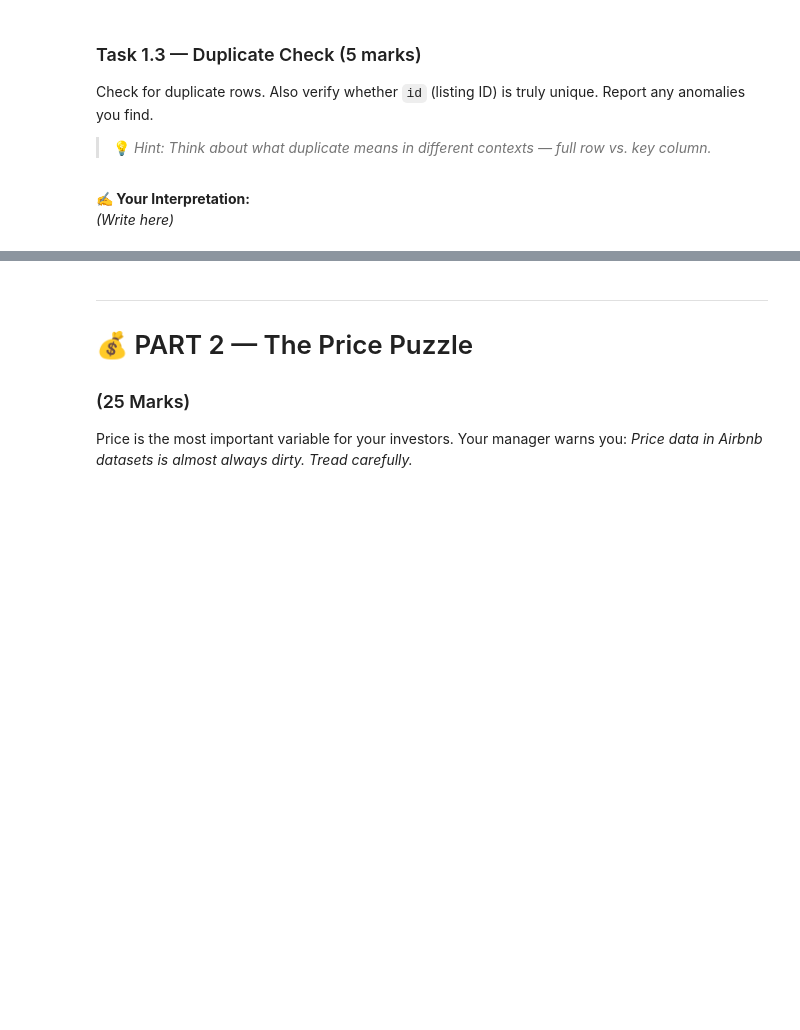
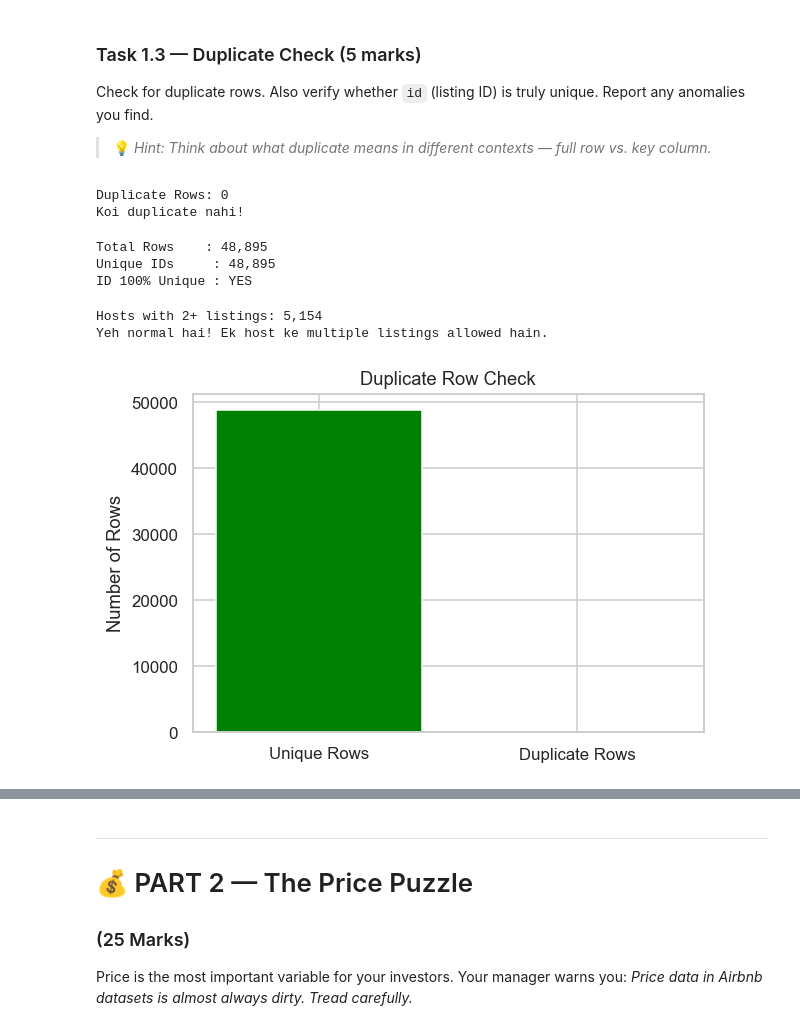
Before and after one commit to tashfeen786/Netsol-week-2, a Jupyter notebook: EDA_Assignment_NYC_Airbnb .ipynb, the cells around one changed output, grey strips where cells are left out. Cells and saved outputs as stored; diff of their text form; code cells hidden in the pictures; blank space fills up the shorter version.

```diff
--- a/EDA_Assignment_NYC_Airbnb .ipynb
+++ b/EDA_Assignment_NYC_Airbnb .ipynb
@@ -196,3 +235,41 @@ Report any anomalies you find.
-# %% [markdown]
-**✍️ Your Interpretation:**
-*(Write here)*
+# %%
+# Your code here
+total_duplicates = df.duplicated().sum()
+print(f"Duplicate Rows: {total_duplicates}")
+print(f"{'Koi duplicate nahi!' if total_duplicates == 0 else 'Duplicates hain!'}")
+# %% [output]
+Duplicate Rows: 0
+Koi duplicate nahi!
+# %%
+unique_ids  = df['id'].nunique()
+total_rows  = len(df)
+print(f"Total Rows    : {total_rows:,}")
+print(f"Unique IDs     : {unique_ids:,}")
+print(f"ID 100% Unique : {'YES' if unique_ids == total_rows else 'NO'}")
+# %% [output]
+Total Rows    : 48,895
+Unique IDs     : 48,895
+ID 100% Unique : YES
+# %%
+host_listing_counts = df.groupby('host_id')['id'].count()
+multi_listing_hosts = (host_listing_counts > 1).sum()
+print(f"Hosts with 2+ listings: {multi_listing_hosts:,}")
+print("Yeh normal hai! Ek host ke multiple listings allowed hain.")
+# %% [output]
+Hosts with 2+ listings: 5,154
+Yeh normal hai! Ek host ke multiple listings allowed hain.
+# %%
+plt.figure(figsize=(6, 4))
+
+labels = ['Unique Rows', 'Duplicate Rows']
+values = [48895, 0]
+
+plt.bar(labels, values, color=['green', 'red'])
+
+# Title aur label
+plt.title('Duplicate Row Check')
+plt.ylabel('Number of Rows')
+
+plt.show()
+# %% [output]
+[figure, added]
```
Also changed, not shown: parts of 26 cells of this notebook.
